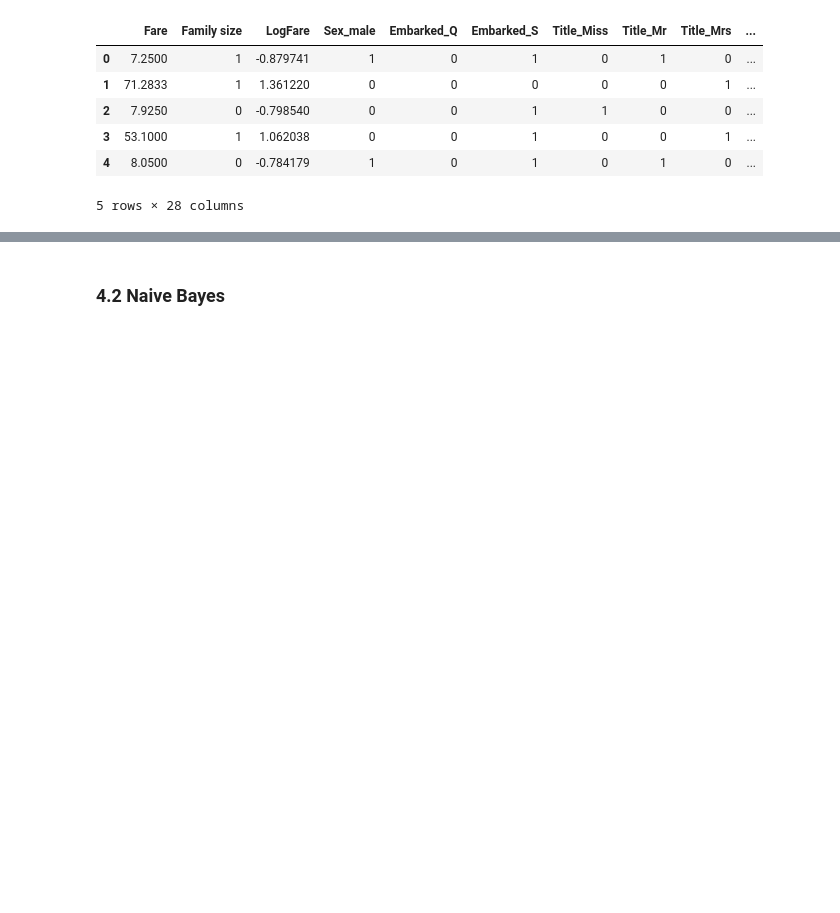
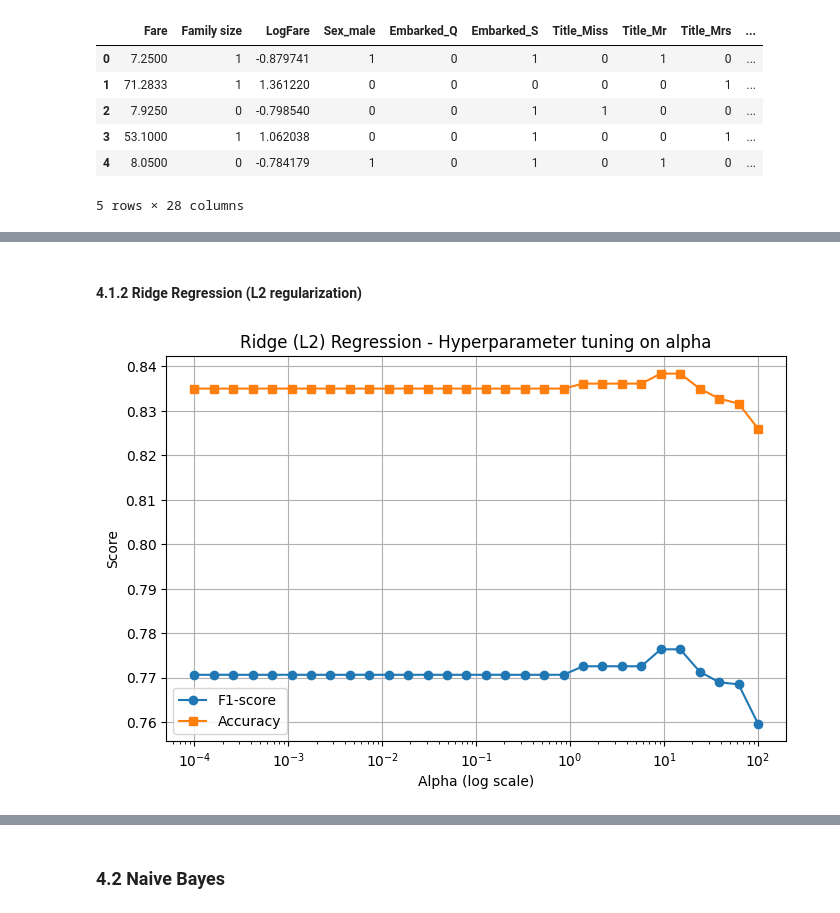
Before and after one commit to fede-giorgi/Transformer_is_All_You_Need, a Jupyter notebook: project.ipynb, the cells around one changed output, grey strips where cells are left out. Drawn from its saved outputs; the diff is of its cells as text; code cells hidden in the pictures; blank space fills up the shorter version.

```diff
--- a/project.ipynb
+++ b/project.ipynb
@@ -969,3 +1011,64 @@ df_results = pd.concat([df_results, row_cv], ignore_index=True)
+# %% [markdown]
+#### 4.1.2 Ridge Regression (L2 regularization)
+# %%
+alphas_l2 = np.logspace(-4, 2, 30)
+results_l2 = []
+
+ridge_pipe = Pipeline([
+    ("scaler", StandardScaler()),
+    ("ridge", Ridge())
+])
+
+for alpha in alphas_l2:
+    ridge_pipe.set_params(ridge__alpha=alpha)
+
+    # Cross Validation Prediction
+    y_pred_cont_oof = cross_val_predict(ridge_pipe, X, y, cv=cv, method="predict", n_jobs=-1)
+    y_pred_oof = (y_pred_cont_oof >= 0.5).astype(int)
+
+    #  CV metrics
+    acc  = accuracy_score(y, y_pred_oof)
+    prec = precision_score(y, y_pred_oof, zero_division=0)
+    rec  = recall_score(y, y_pred_oof, zero_division=0)
+    f1   = f1_score(y, y_pred_oof, zero_division=0)
+
+    results_l2.append({
+        "alpha": alpha,
+        "Accuracy": acc,
+        "Precision": prec,
+        "Recall": rec,
+        "F1": f1
+    })
+
+
+df_l2 = pd.DataFrame(results_l2)
+
+# F1 and Accuracy vs Alpha Plot
+plt.figure(figsize=(8,5))
+plt.semilogx(df_l2["alpha"], df_l2["F1"], marker="o", label="F1-score")
+plt.semilogx(df_l2["alpha"], df_l2["Accuracy"], marker="s", label="Accuracy")
+plt.xlabel("Alpha (log scale)")
+plt.ylabel("Score")
+plt.title("Ridge (L2) Regression - Hyperparameter tuning on alpha")
+plt.legend()
+plt.grid(True)
+plt.show()
+
+# Highest F1 model selection
+best_row_l2 = df_l2.loc[df_l2["F1"].idxmax()]
+best_alpha_l2 = best_row_l2["alpha"]
+
+row_best_l2 = pd.DataFrame([{
+    "Model": f"L2 Ridge Regression",
+    "Accuracy": best_row_l2["Accuracy"],
+    "Precision": best_row_l2["Precision"],
+    "Recall": best_row_l2["Recall"],
+    "F1": best_row_l2["F1"]
+}])
+
+df_results = pd.concat([df_results, row_best_l2], ignore_index=True)
+# %% [output]
+[figure, added]
 # %%
 df_results
 # %% [output]
```
Also changed, not shown: parts of 18 cells of this notebook.
